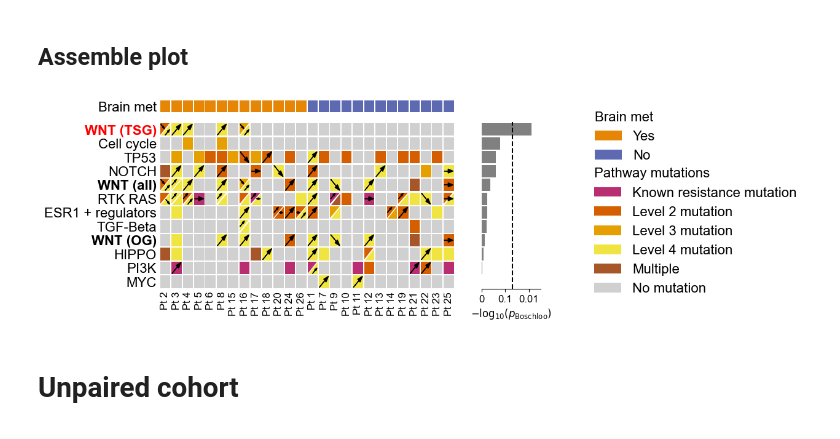
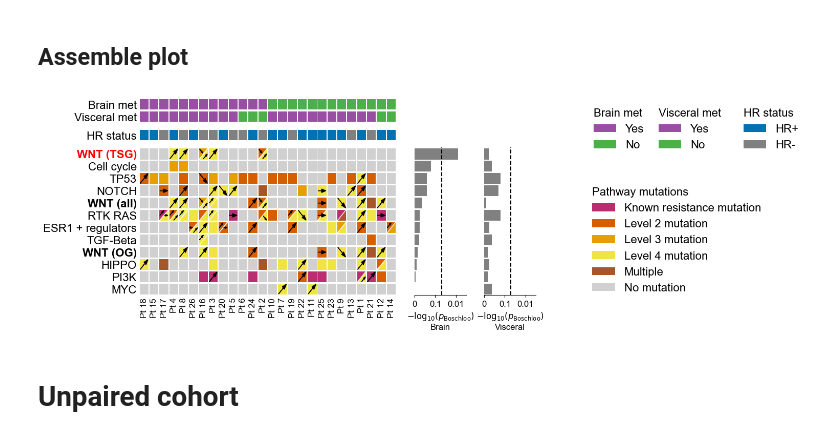
Before and after one commit to getzlab/parsons_her2_tki_manuscript, a Jupyter notebook: comuts_brain_mets.ipynb, the cells around one changed output. Cells and saved outputs as stored; diff of their text form; code cells hidden in the pictures.

```diff
--- a/comuts_brain_mets.ipynb
+++ b/comuts_brain_mets.ipynb
@@ -30,3 +30,6 @@ brain_met_pts = ['ONC1194', 'ONC132541', 'ONC154152', 'ONC1580', 'ONC164599', 'O
+# %%
+visceral_met_pts = met_sites.loc[met_sites['Visceral?'].str.contains('Yes'), 'participant_id'].to_list()
+brain_met_pts = met_sites.loc[met_sites['Brain/CNS?'].str.contains('Yes'), 'participant_id'].to_list()
 # %%
 participant_list = participant_cohort_sheet.index.tolist()
 
@@ -123 +138,3 @@ brain_met_tmp['category'] = 'Brain met'
+# %%
+met_mapping = {'Yes': primary_purple, 'No': primary_green}
 # %% [markdown]
@@ -125,11 +142,20 @@ brain_met_tmp['category'] = 'Brain met'
 # %%
 pathway_binary = pathway_combined[['sample', 'category']].pivot_table(index='sample', columns='category', aggfunc='size', fill_value=0).astype('bool').astype('int')
-pathway_brainmet_binary = pathway_binary.join(brain_met_sort_values)
+pathway_met_binary = pathway_binary.join(brain_met_sort_values).join(visceral_met_sort_values)
 
+# Brain
 boschloo_p = dict()
 for c in pathway_binary:
-    res = boschloo_exact(pd.crosstab(pathway_brainmet_binary[c], pathway_brainmet_binary['brain_met']).values, alternative = 'greater')
+    res = boschloo_exact(pd.crosstab(pathway_met_binary[c], pathway_met_binary['brain_met']).values, alternative = 'greater')
     boschloo_p[c] = -np.log10(res.pvalue)
 
-boschloo_p_plot = pd.Series(boschloo_p).reset_index().rename(columns = {'index': 'category', 0: 'neglogp'}).sort_values('neglogp', ascending = True)
+brain_boschloo_p_plot = pd.Series(boschloo_p).reset_index().rename(columns = {'index': 'category', 0: 'neglogp'}).sort_values('neglogp', ascending = True)
+
+# Visceral
+boschloo_p = dict()
+for c in pathway_binary:
+    res = boschloo_exact(pd.crosstab(pathway_met_binary[c], pathway_met_binary['visceral_met']).values, alternative = 'greater')
+    boschloo_p[c] = -np.log10(res.pvalue)
+
+visceral_boschloo_p_plot = pd.Series(boschloo_p).reset_index().rename(columns = {'index': 'category', 0: 'neglogp'}).sort_values('neglogp', ascending = True)
 # %%
@@ -185,15 +242,16 @@ mpl.rcParams['font.size'] = 16
 mpl.rcParams['font.family'] = 'Arial'
 plt.rcParams['svg.fonttype'] = 'none'
 
-structure = [['Cancer pathways'], ['Brain met']]
+structure = [['Cancer pathways'], ['HR status'], ['Visceral met', 'Brain met']]
 
-resistance_plot.plot_comut(figsize = (8, 4), x_padding = 0.05, y_padding = 0.05, tri_padding = 0.06, hspace = 0.1, structure = structure, subplot_hspace = 0, widths = [5, 1], wspace = 0.15)
+resistance_plot.plot_comut(figsize = (10, 5), x_padding = 0.05, y_padding = 0.05, tri_padding = 0.06, hspace = 0.1, structure = structure, subplot_hspace = 0, widths = [5, 1, 1], wspace = 0.15)
 
-resistance_plot.axes['Boschloo p'].set_xlim(0,2.5)
-resistance_plot.axes['Boschloo p'].set_xticks([0,1,2],[0,0.1,0.01])
-resistance_plot.axes['Boschloo p'].xaxis.set_tick_params(labelsize = 12)
-resistance_plot.axes['Boschloo p'].set_xlabel('$-\log_{10}(p_{\mathrm{Boschloo}})$', fontsize = 12)
-resistance_plot.axes['Boschloo p'].axvline(-np.log10(0.05), color = 'k', ls = '--')
+for ax in ['Brain Boschloo p', 'Visceral Boschloo p']:
+    resistance_plot.axes[ax].set_xlim(0,2.5)
+    resistance_plot.axes[ax].set_xticks([0,1,2],[0,0.1,0.01])
+    resistance_plot.axes[ax].xaxis.set_tick_params(labelsize = 12)
+    resistance_plot.axes[ax].set_xlabel('$-\log_{10}(p_{\mathrm{Boschloo}})$\n' + ax.split()[0], fontsize = 12)
+    resistance_plot.axes[ax].axvline(-np.log10(0.05), color = 'k', ls = '--')
 
 resistance_plot.axes['Cancer pathways'].tick_params(axis = 'x', labelsize = 12)
 
@@ -222,7 +280,18 @@ resistance_plot.add_axis_legend(name = 'Brain met',
                                 ncol = 1,
                                 title = 'Brain met',
                                 order = ['Yes', 'No'],
-                                bbox_to_anchor = (1.72,1))
+                                bbox_to_anchor = (2,1))
+
+resistance_plot.add_axis_legend(name = 'Visceral met',
+                                ncol = 1,
+                                title = 'Visceral met',
+                                order = ['Yes', 'No'],
+                                bbox_to_anchor = (2.3,2))
+
+resistance_plot.add_axis_legend(name = 'HR status',
+                                ncol = 1,
+                                title = 'HR status',
+                                bbox_to_anchor = (2.6,3.5))
 
 resistance_plot.add_axis_legend(name = 'Cancer pathways',
                                 ignored_values = pathway_legend_ignore,
@@ -230,7 +299,8 @@ resistance_plot.add_axis_legend(name = 'Cancer pathways',
                                 rename = pathway_legend_rename_dict,
                                 order = pathway_legend_order,
                                 title = 'Pathway mutations',
-                                bbox_to_anchor=(1.43, 0.8))
+                                loc = 'upper left',
+                                bbox_to_anchor=(1.72, 0.8))
 
 # replacing hatches with arrows - pathways
 for i in range(len(participants_sorted)):
@@ -260,34 +330,34 @@ for i in range(len(participants_sorted)):
                 else: # right triangle
                     if trj == 'growing':
                         resistance_plot.axes['Cancer pathways'].arrow(x = i + 0.5, y = j + 0.1, dx = 0.4, dy = 0.4, head_width = 0.15, length_includes_head = True, zorder = 2, color = 'black')
                     elif trj == 'shrinking':
                         resistance_plot.axes['Cancer pathways'].arrow(x = i + 0.55, y = j + 0.45, dx = 0.35, dy = -0.35, head_width = 0.15, length_includes_head = True, zorder = 2, color = 'black')
                     elif trj == 'stable_mixed':
                         resistance_plot.axes['Cancer pathways'].arrow(x = i + 0.55, y = j + 0.5, dx = 0.35, dy = 0, head_width = 0.15, length_includes_head = True, zorder = 2, color = 'black')
         elif tmp_ij['value'].nunique() == 2:
             trjs = sorted(list(set(tmp_ij['value'].unique())), key = pathway_value_order.index)
             for k, trj in enumerate(trjs):
                 if k == 0: # left triangle
                     if 'growing' in trj:
                         resistance_plot.axes['Cancer pathways'].arrow(x = i + 0.1, y = j + 0.5, dx = 0.4, dy = 0.4, head_width = 0.15, length_includes_head = True, zorder = 2, color = 'black')
                     elif 'shrinking' in trj:
                         resistance_plot.axes['Cancer pathways'].arrow(x = i + 0.1, y = j + 0.9, dx = 0.35, dy = -0.35, head_width = 0.15, length_includes_head = True, zorder = 2, color = 'black')
                     elif 'stable_mixed' in trj:
                         resistance_plot.axes['Cancer pathways'].arrow(x = i + 0.1, y = j + 0.5, dx = 0.3, dy = 0, head_width = 0.15, length_includes_head = True, zorder = 2, color = 'black')
                 else: # right triangle
                     if 'growing' in trj:
                         resistance_plot.axes['Cancer pathways'].arrow(x = i + 0.5, y = j + 0.1, dx = 0.4, dy = 0.4, head_width = 0.15, length_includes_head = True, zorder = 2, color = 'black')
                     elif 'shrinking' in trj:
                         resistance_plot.axes['Cancer pathways'].arrow(x = i + 0.55, y = j + 0.45, dx = 0.35, dy = -0.35, head_width = 0.15, length_includes_head = True, zorder = 2, color = 'black')
                     elif 'stable_mixed' in trj:
                         resistance_plot.axes['Cancer pathways'].arrow(x = i + 0.55, y = j + 0.5, dx = 0.35, dy = 0, head_width = 0.15, length_includes_head = True, zorder = 2, color = 'black')
 
 # edge case - level 1 mutation (prioritized) with multiple others
 resistance_plot.axes['Cancer pathways'].arrow(x = 15 + 0.1, y = 6 + 0.5, dx = 0.4, dy = 0.4, head_width = 0.15, length_includes_head = True, zorder = 2, color = 'black')
 
 plt.show()
 # %% [output]
-[figure, old version]
+[figure, new version]
 # %% [markdown]
 # Unpaired cohort
 # %%
```
Also changed, not shown: parts of 20 cells of this notebook, 3 other files.
